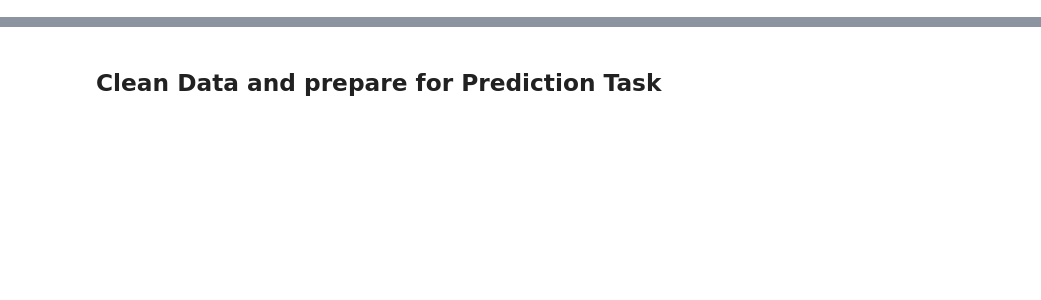
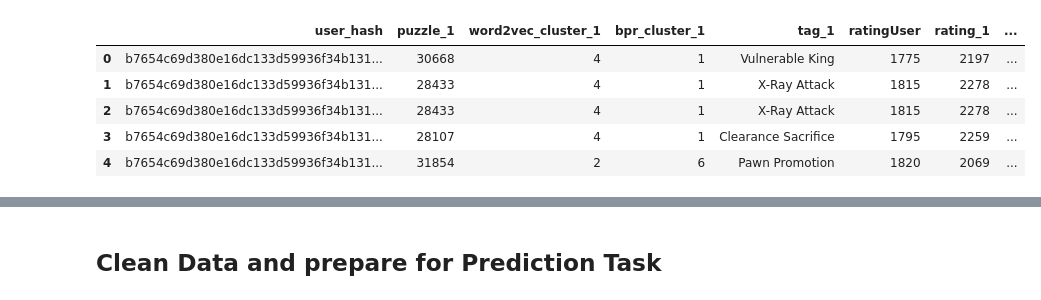
Before and after one commit to CSSLab/chess_dim_skill, a Jupyter notebook: src/PredDatasetCreation.ipynb, the cells around one changed output, grey strips where cells are left out. Saved outputs shown, nothing was run; the diff lists cells and outputs as text; code cells hidden in the pictures; blank space fills up the shorter version.

```diff
--- a/src/PredDatasetCreation.ipynb
+++ b/src/PredDatasetCreation.ipynb
@@ -106,0 +114,6 @@ for user in tqdm(users):
+# %%
+#Get only the first k wins and k losses from each user so that joining
+#doesnt create a HUGE data table
+k = 100
+first_100_wins = win_rows.loc[win_rows.user_attempt_number <= k]
+first_100_losses = loss_rows.loc[loss_rows.user_attempt_number <= k]
@@ -106,0 +216,9 @@ for user in tqdm(users):
+# %%
+diff_pairs.head()
+# %% [output]
+|  | user_hash | puzzle_1 | word2vec_cluster_1 | bpr_cluster_1 | tag_1 | ratingUser | rating_1 | ... |
+| 0 | b7654c69d380e16dc133d59936f34b131... | 30668 | 4 | 1 | Vulnerable King | 1775 | 2197 | ... |
+| 1 | b7654c69d380e16dc133d59936f34b131... | 28433 | 4 | 1 | X-Ray Attack | 1815 | 2278 | ... |
+| 2 | b7654c69d380e16dc133d59936f34b131... | 28433 | 4 | 1 | X-Ray Attack | 1815 | 2278 | ... |
+| 3 | b7654c69d380e16dc133d59936f34b131... | 28107 | 4 | 1 | Clearance Sacrifice | 1795 | 2259 | ... |
+| 4 | b7654c69d380e16dc133d59936f34b131... | 31854 | 2 | 6 | Pawn Promotion | 1820 | 2069 | ... |
```
Also changed, not shown: parts of 44 cells of this notebook.
